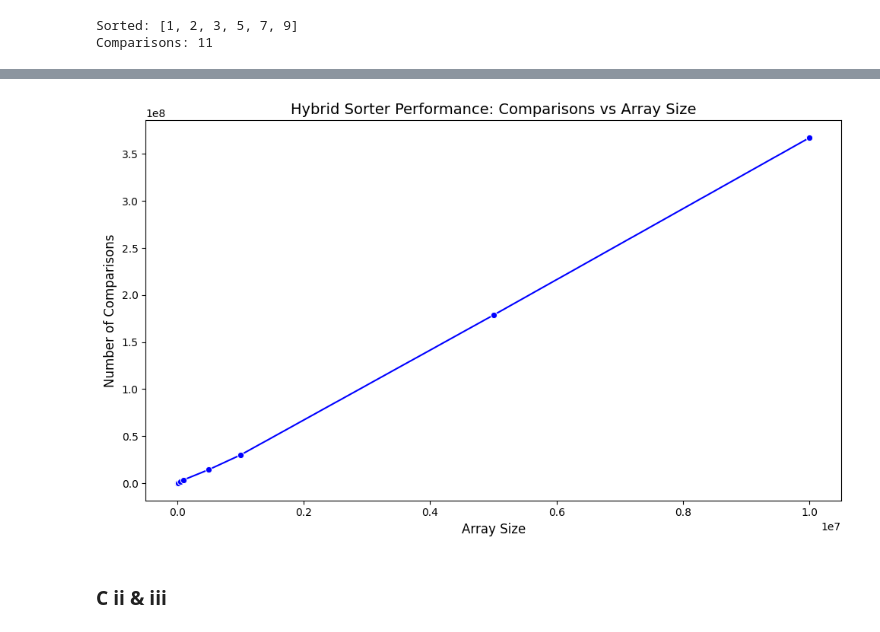
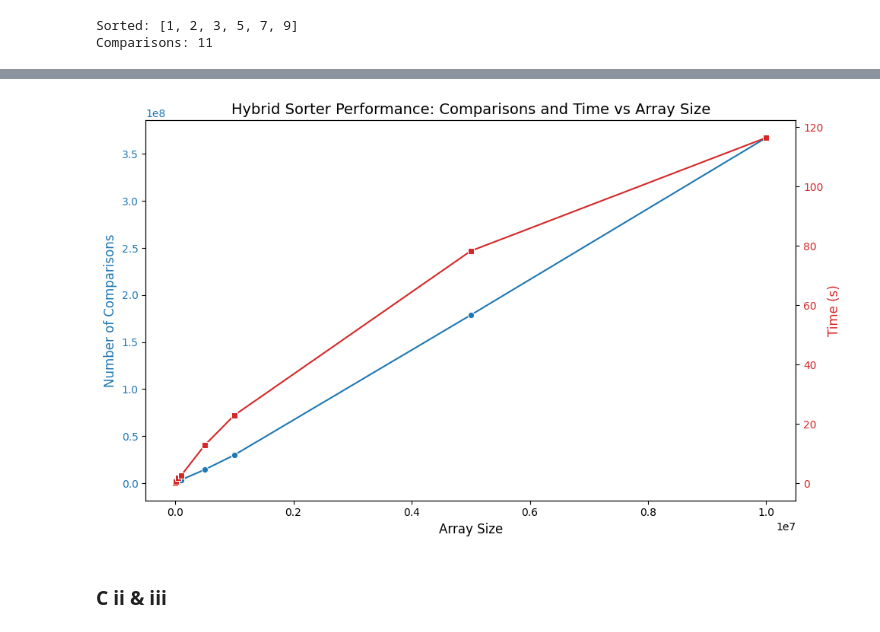
Before and after one commit to M00dler/SC2001_Lab_Team_5, a Jupyter notebook: Lab 1/Lab 1.ipynb, the cells around one changed output, grey strips where cells are left out. Saved outputs shown, nothing was run; the diff lists cells and outputs as text; code cells hidden in the pictures.

Commit message:
feat: updated code with better graphs

```diff
--- a/Lab 1/Lab 1.ipynb
+++ b/Lab 1/Lab 1.ipynb
@@ -71,13 +71,14 @@ def generate_test_data(sizes):
         data[size] = arr
     return data
 
-sizes = [1_000, 5_000, 10_000, 50_000, 100_000, 500_000, 1_000_000, 5_000_000, 10_000_000]
+sizes = [1000, 5000, 10000, 50000, 100000, 500000, 1000_000, 5000000, 10000000]
 test_data = generate_test_data(sizes)
 # %%
-results = []
+# # No threading
+# results = []
 
-for size, arr in test_data.items():
-    _, comparisons = merge_sort(arr, S=100, comp_cnt=0)  # You can tune S later
-    results.append({'Array Size': size, 'Comparisons': comparisons})
+# for size, arr in test_data.items():
+#     _, comparisons = merge_sort(arr, S=100, comp_cnt=0)  # You can tune S later
+#     results.append({'Array Size': size, 'Comparisons': comparisons})
 
-df = pd.DataFrame(results)
+# df = pd.DataFrame(results)
@@ -97,25 +121,33 @@ df
 # %%
 import pandas as pd
 import seaborn as sns
 import matplotlib.pyplot as plt
 
-# Set seaborn style
-# sns.set(style="seaborn-v0_8")
+# Create the figure and axis
+fig, ax1 = plt.subplots(figsize=(10, 6))
 
-# Create the line plot
-plt.figure(figsize=(10, 6))
-sns.lineplot(data=df, x='Array Size', y='Comparisons', marker='o', color='blue')
+# Plot comparisons on the left y-axis
+color = 'tab:blue'
+ax1.set_xlabel('Array Size', fontsize=12)
+ax1.set_ylabel('Number of Comparisons', color=color, fontsize=12)
+sns.lineplot(data=df, x='Array Size', y='Comparisons', marker='o', ax=ax1, color=color)
+ax1.tick_params(axis='y', labelcolor=color)
 
-# Label the axes and add a title
-plt.xlabel('Array Size', fontsize=12)
-plt.ylabel('Number of Comparisons', fontsize=12)
-plt.title('Hybrid Sorter Performance: Comparisons vs Array Size', fontsize=14)
+# Create a second y-axis for time
+ax2 = ax1.twinx()
+color = 'tab:red'
+ax2.set_ylabel('Time (s)', color=color, fontsize=12)
+sns.lineplot(data=df, x='Array Size', y='Time (s)', marker='s', ax=ax2, color=color)
+ax2.tick_params(axis='y', labelcolor=color)
 
-# Display the plot
-plt.tight_layout()
+# Title and layout
+plt.title('Hybrid Sorter Performance: Comparisons and Time vs Array Size', fontsize=14)
+fig.tight_layout()
 plt.show()
+
+# Diversion could be due to threading???
 # %% [output]
-[figure, old version]
+[figure, new version]
 # %% [markdown]
 ### C ii & iii
 # %%
```
Also changed, not shown: parts of 4 cells of this notebook.
